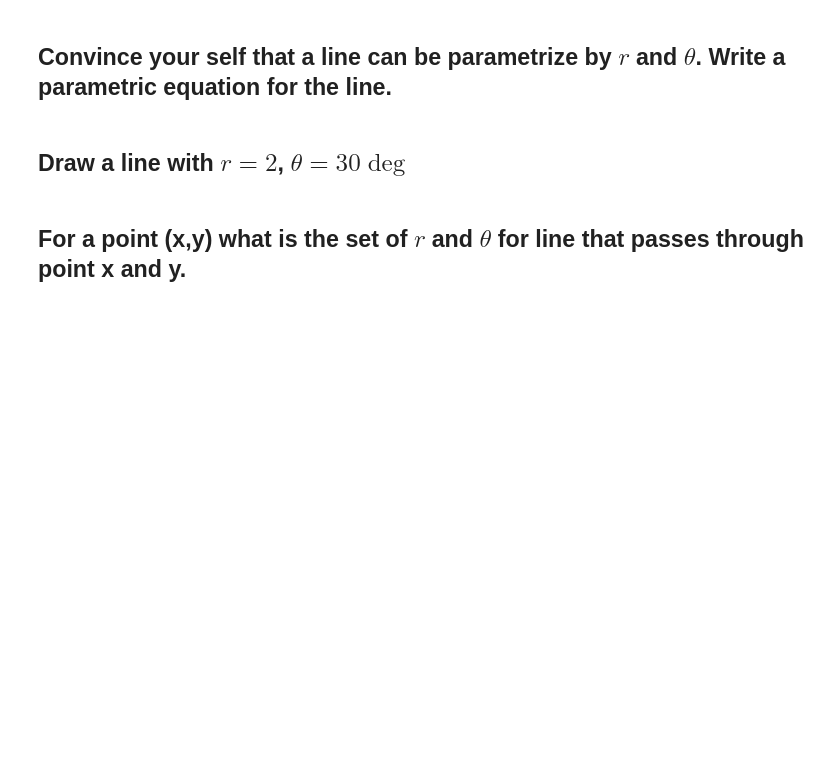
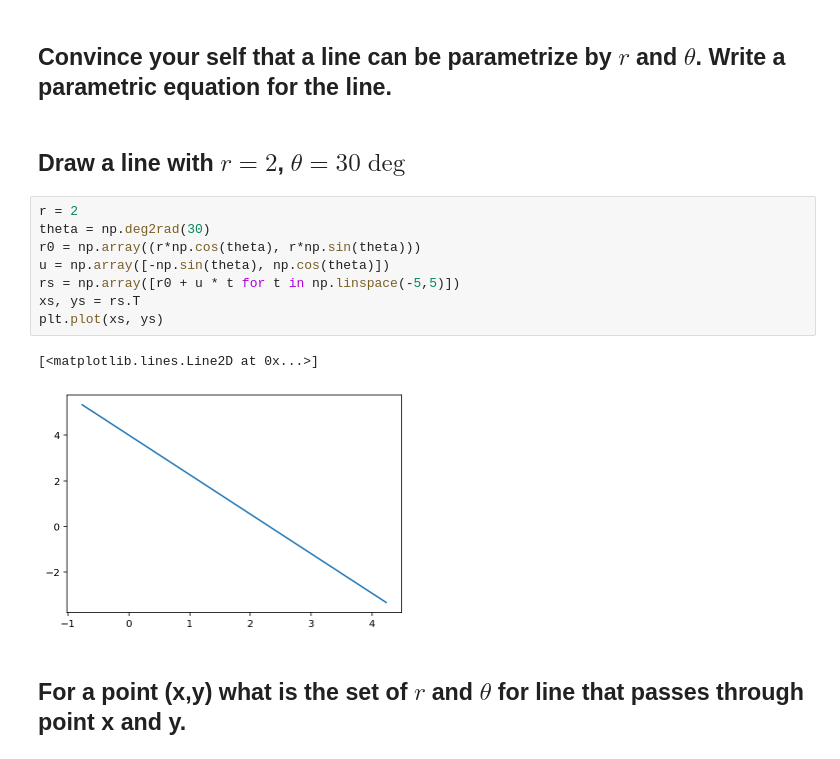
Before and after one commit to MUIC-Numerical-Methods-2018/extra-2-hough-transform, a Jupyter notebook: HoughTransform.ipynb, the cells around one changed output. Drawn from its saved outputs; the diff is of its cells as text; blank space fills up the shorter version.

```diff
--- a/HoughTransform.ipynb
+++ b/HoughTransform.ipynb
@@ -39,6 +41,17 @@ plt.plot(data[:, 0], data[:, 1], '.r')
 ## Convince your self that a line can be parametrize by $r$ and $\theta$. Write a parametric equation for the line.
 # %% [markdown]
 ## Draw a line with $r=2$, $\theta=30\deg$
+# %%
+r = 2
+theta = np.deg2rad(30)
+r0 = np.array((r*np.cos(theta), r*np.sin(theta)))
+u = np.array([-np.sin(theta), np.cos(theta)])
+rs = np.array([r0 + u * t for t in np.linspace(-5,5)])
+xs, ys = rs.T
+plt.plot(xs, ys)
+# %% [output]
+[<matplotlib.lines.Line2D at 0x...>]
+[figure, added]
 # %% [markdown]
 ## For a point (x,y) what is the set of $r$ and $\theta$ for line that passes through point x and y.
 # %% [markdown]
```
Also changed, not shown: parts of 1 cell of this notebook.
